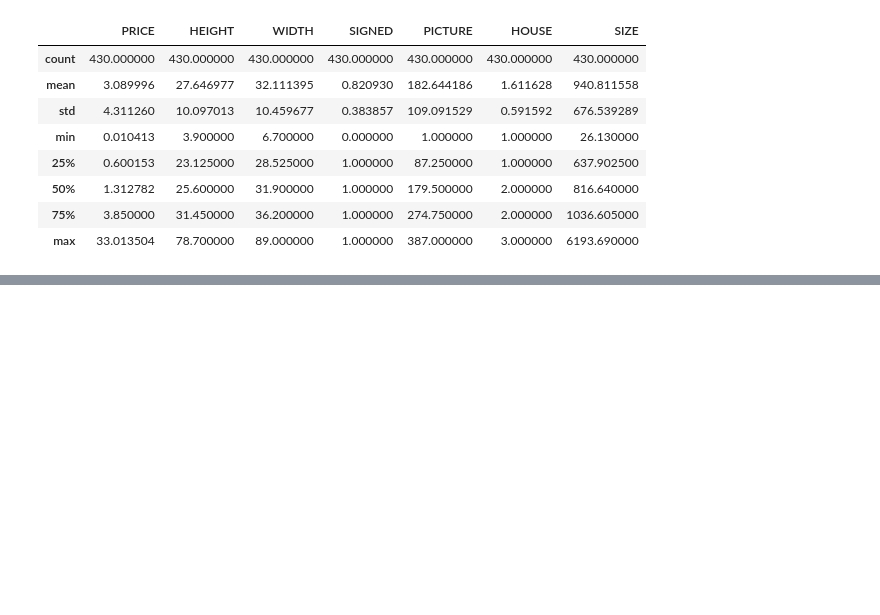
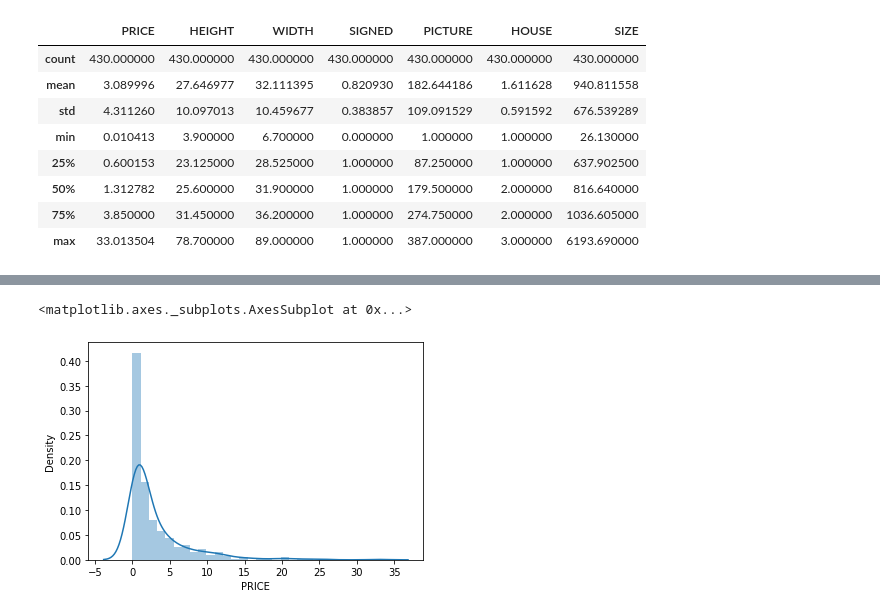
Before and after one commit to HuyenNguyenHelen/INFO-5505---Machine-learning, a Jupyter notebook: HuyenNguyen_Assignment_1.ipynb, the cells around one changed output, grey strips where cells are left out. Saved outputs shown, nothing was run; the diff lists cells and outputs as text; code cells hidden in the pictures; blank space fills up the shorter version.

```diff
--- a/HuyenNguyen_Assignment_1.ipynb
+++ b/HuyenNguyen_Assignment_1.ipynb
@@ -39,0 +91,5 @@ data.describe()
+# %%
+sns.distplot(data['PRICE'], bins = 30)
+# %% [output]
+<matplotlib.axes._subplots.AxesSubplot at 0x...>
+[figure, added]
```
Also changed, not shown: parts of 18 cells of this notebook.
